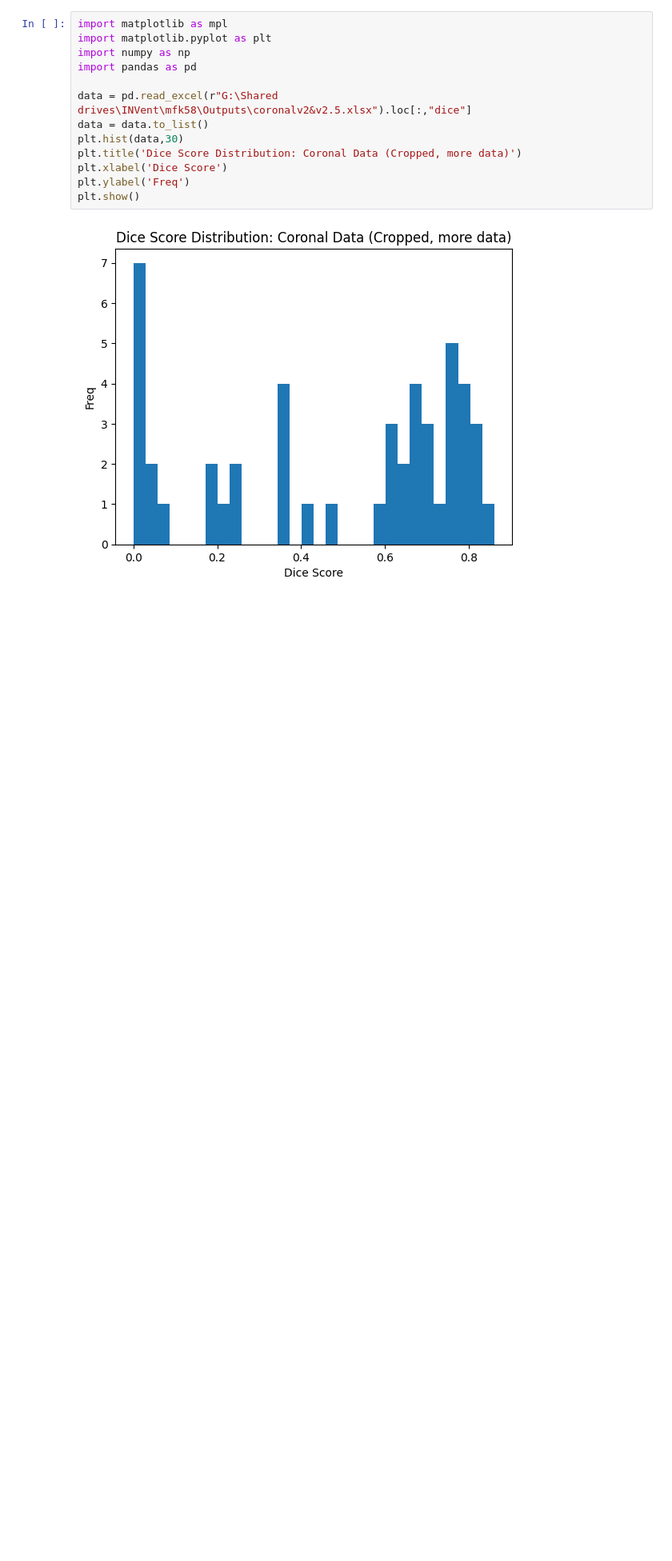
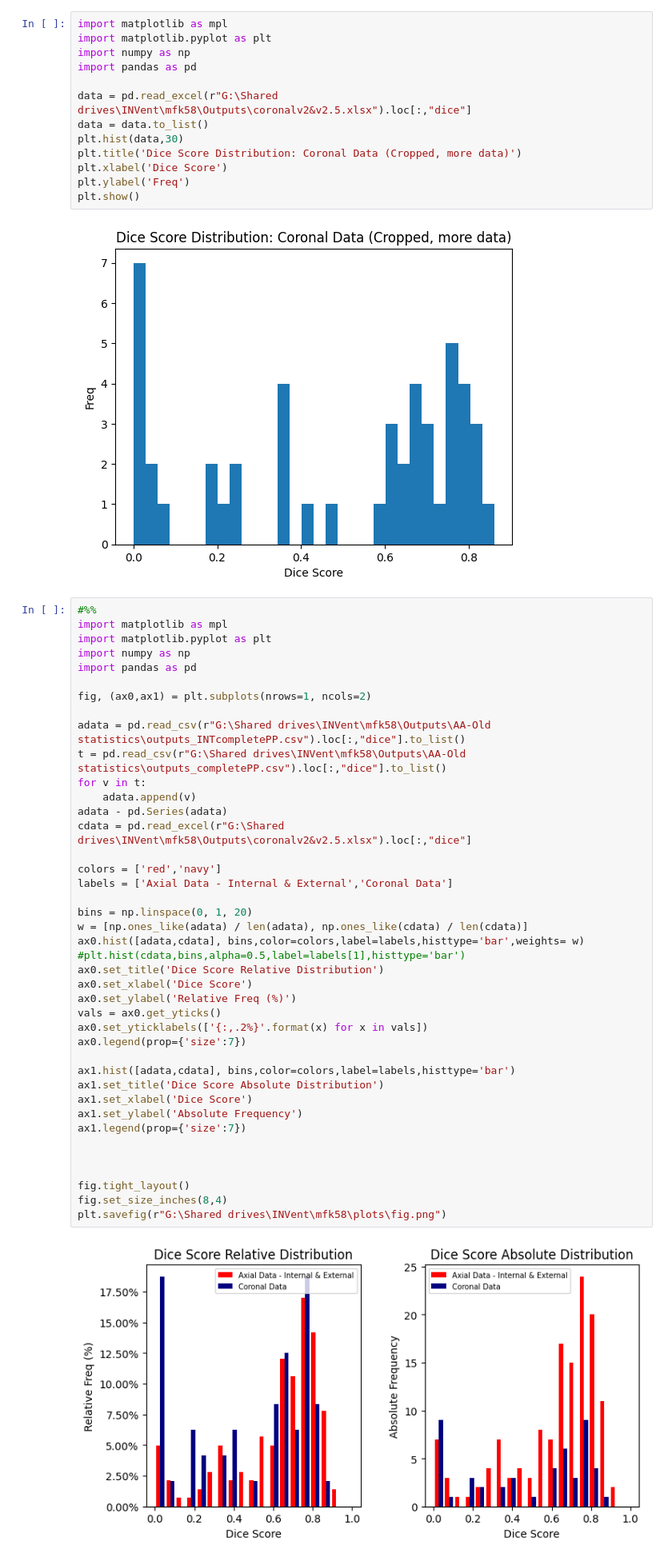
Before and after one commit to michaelkong0/RCa-Tumor-Seg, a Jupyter notebook: visualization.ipynb, the cells around one changed output. Shown at 80% size. Cells and saved outputs as stored; diff of their text form; blank space fills up the shorter version.

Commit message:
Add improve matplotlib

```diff
--- a/visualization.ipynb
+++ b/visualization.ipynb
@@ -461,3 +461,46 @@ plt.ylabel('Freq')
 plt.show()
 # %% [output]
 [figure]
+# %%
+#%%
+import matplotlib as mpl
+import matplotlib.pyplot as plt
+import numpy as np
+import pandas as pd
+
+fig, (ax0,ax1) = plt.subplots(nrows=1, ncols=2)
+
+adata = pd.read_csv(r"G:\Shared drives\INVent\mfk58\Outputs\AA-Old statistics\outputs_INTcompletePP.csv").loc[:,"dice"].to_list()
+t = pd.read_csv(r"G:\Shared drives\INVent\mfk58\Outputs\AA-Old statistics\outputs_completePP.csv").loc[:,"dice"].to_list()
+for v in t:
+    adata.append(v)
+adata - pd.Series(adata)
+cdata = pd.read_excel(r"G:\Shared drives\INVent\mfk58\Outputs\coronalv2&v2.5.xlsx").loc[:,"dice"]
+
+colors = ['red','navy']
+labels = ['Axial Data - Internal & External','Coronal Data']
+
+bins = np.linspace(0, 1, 20)
+w = [np.ones_like(adata) / len(adata), np.ones_like(cdata) / len(cdata)]
+ax0.hist([adata,cdata], bins,color=colors,label=labels,histtype='bar',weights= w)
+#plt.hist(cdata,bins,alpha=0.5,label=labels[1],histtype='bar')
+ax0.set_title('Dice Score Relative Distribution')
+ax0.set_xlabel('Dice Score')
+ax0.set_ylabel('Relative Freq (%)')
+vals = ax0.get_yticks()
+ax0.set_yticklabels(['{:,.2%}'.format(x) for x in vals])
+ax0.legend(prop={'size':7})
+
+ax1.hist([adata,cdata], bins,color=colors,label=labels,histtype='bar')
+ax1.set_title('Dice Score Absolute Distribution')
+ax1.set_xlabel('Dice Score')
+ax1.set_ylabel('Absolute Frequency')
+ax1.legend(prop={'size':7})
+
+
+
+fig.tight_layout()
+fig.set_size_inches(8,4)
+plt.savefig(r"G:\Shared drives\INVent\mfk58\plots\fig.png")
+# %% [output]
+[figure, added]
```
